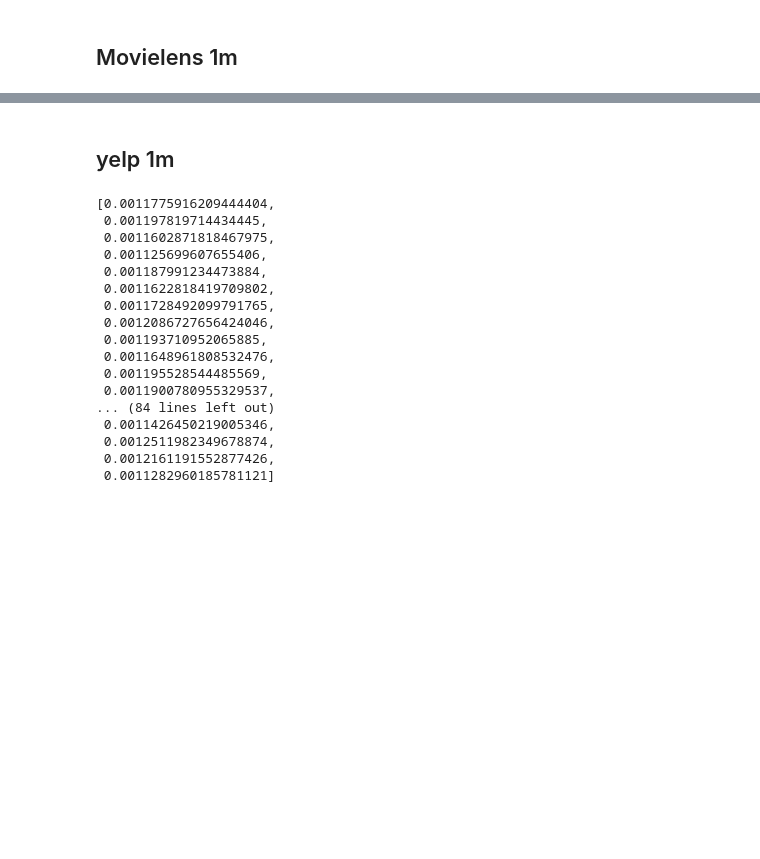
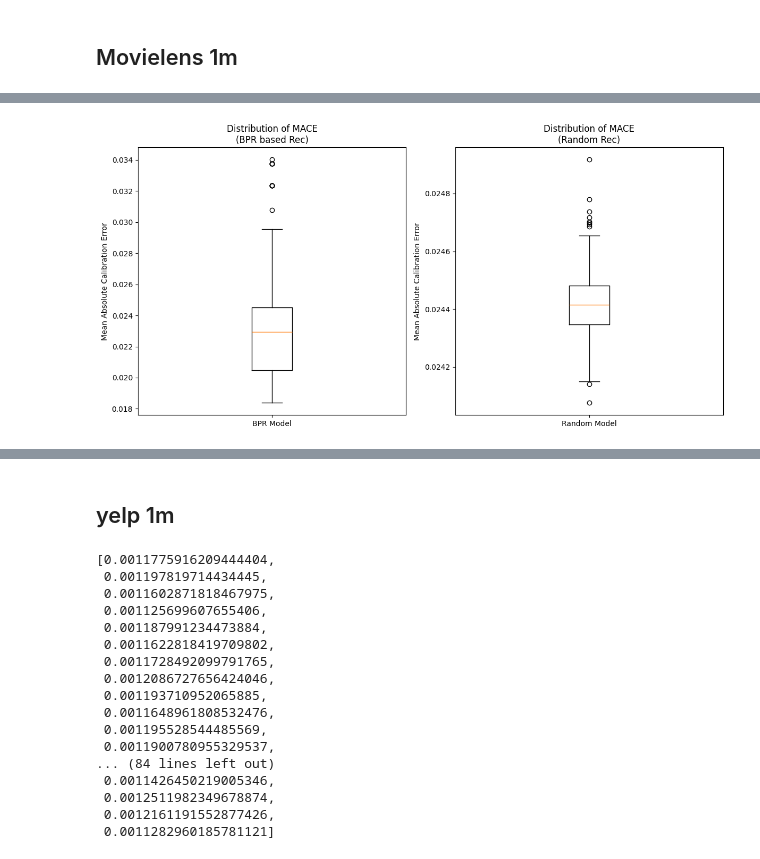
Before and after one commit to caiotda/dynamicTasteDistortion, a Jupyter notebook: data_exploration.ipynb, the cells around one changed output, grey strips where cells are left out. Cells and saved outputs as stored; diff of their text form; code cells hidden in the pictures; blank space fills up the shorter version.

```diff
--- a/data_exploration.ipynb
+++ b/data_exploration.ipynb
@@ -67,0 +104,23 @@ Text(0, 0.5, 'Average KL Divergence')
+# %%
+import matplotlib.pyplot as plt
+
+plt.figure(figsize=(12, 6))
+
+# --- First Plot: MACE Distribution (BPR) ---
+plt.subplot(1, 2, 1)
+plt.boxplot(maces)
+plt.title("Distribution of MACE\n(BPR based Rec)")
+plt.ylabel("Mean Absolute Calibration Error")
+plt.xticks([1], ["BPR Model"])
+
+# --- Second Plot: MACE Distribution (Random) ---
+plt.subplot(1, 2, 2)
+plt.boxplot(maces_random)
+plt.title("Distribution of MACE\n(Random Rec)")
+plt.ylabel("Mean Absolute Calibration Error")
+plt.xticks([1], ["Random Model"])
+
+plt.tight_layout()
+plt.show()
+# %% [output]
+[figure, added]
```
Also changed, not shown: parts of 18 cells of this notebook, 13 other files.
